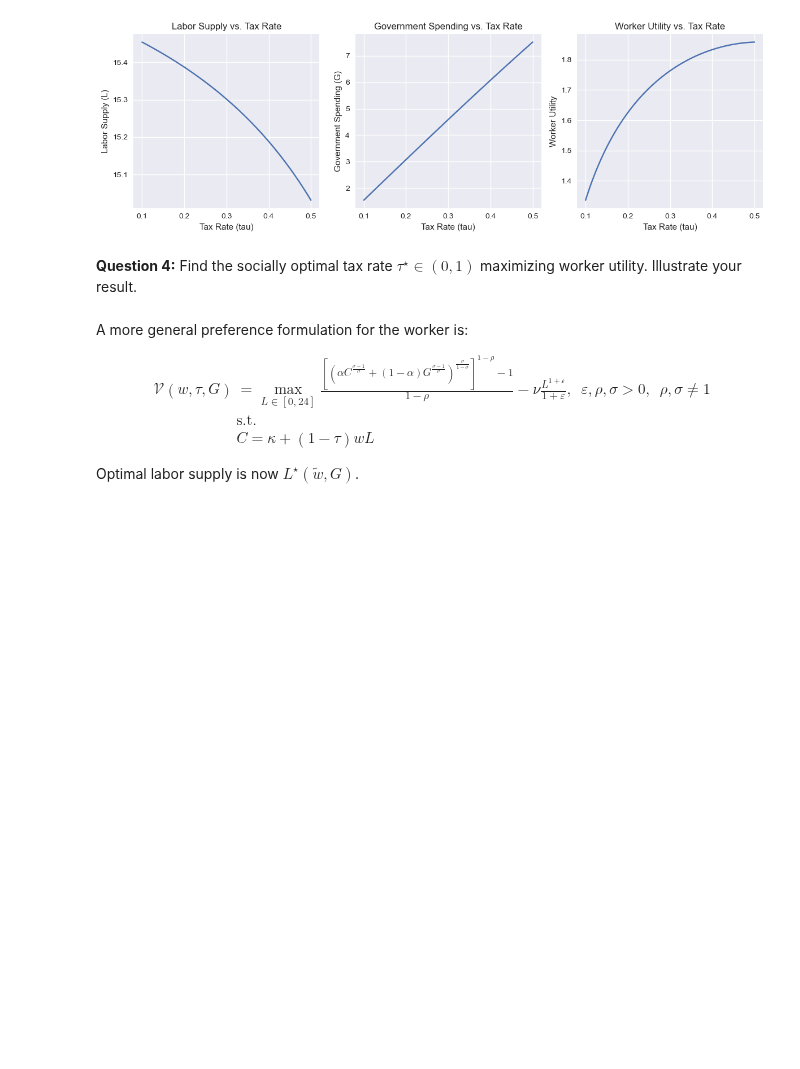
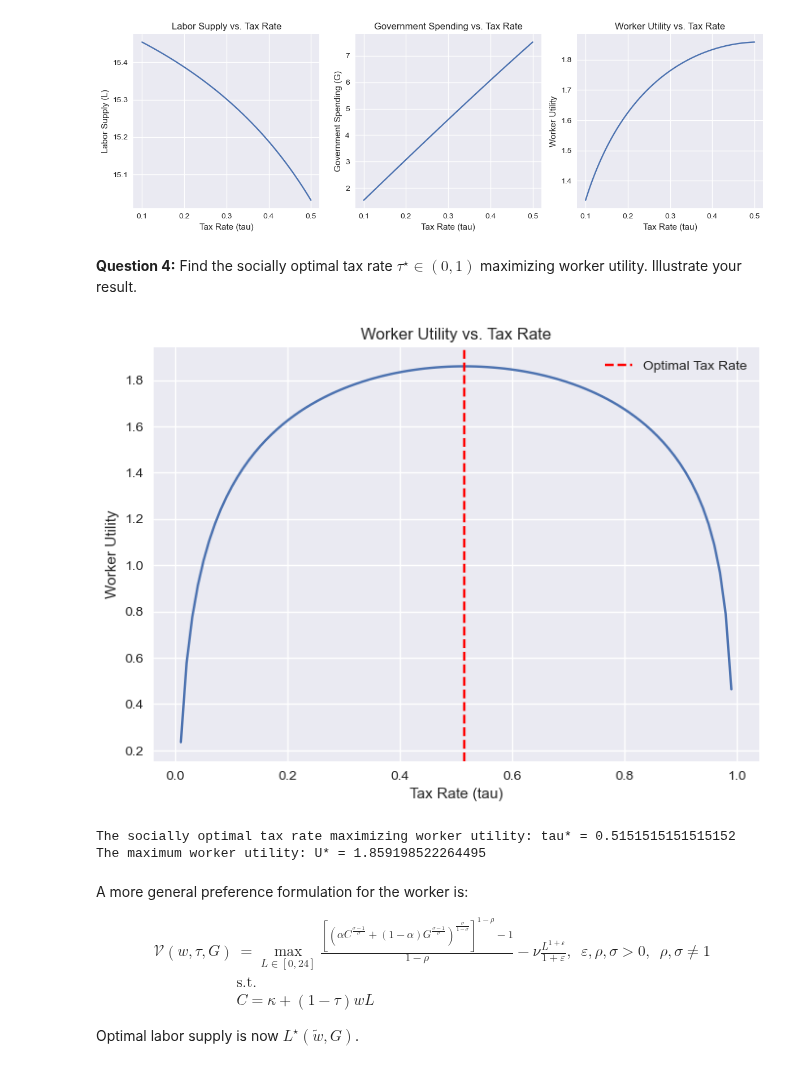
Before and after one commit to NumEconCopenhagen/projects-2023-frederikke-x2-og-sofie, a Jupyter notebook: Exam/Exam-2023-notebook.ipynb, the cells around one changed output. Drawn from its saved outputs; the diff is of its cells as text; code cells hidden in the pictures; blank space fills up the shorter version.

```diff
--- a/Exam/Exam-2023-notebook.ipynb
+++ b/Exam/Exam-2023-notebook.ipynb
@@ -133,3 +131,23 @@ model.plot_implied_values(w, tau_values)
+# %%
+# write your code here
+from Exam import LaborSupplyGraphQ4
+import numpy as np
+
+alpha = 0.5
+kappa = 1.0
+nu = 1.0 / (2 * 16 ** 2)
+w = 1.0
+tau_range = np.linspace(0.0, 1.0, 100)  # Grid of tau values
+
+# Create an instance of the modified LaborSupplyGraphQ4 class
+model = LaborSupplyGraphQ4(alpha, kappa, nu)
+
+# Plot the worker utility and find the socially optimal tax rate
+model.plot_optimal_tax_rate(w, tau_range)
+# %% [output]
+[figure, added]
+The socially optimal tax rate maximizing worker utility: tau* = 0.5151515151515152
+The maximum worker utility: U* = 1.859198522264495
 # %% [markdown]
 A more general preference formulation for the worker is:
 
```
Also changed, not shown: parts of 1 cell of this notebook, 1 other file.
